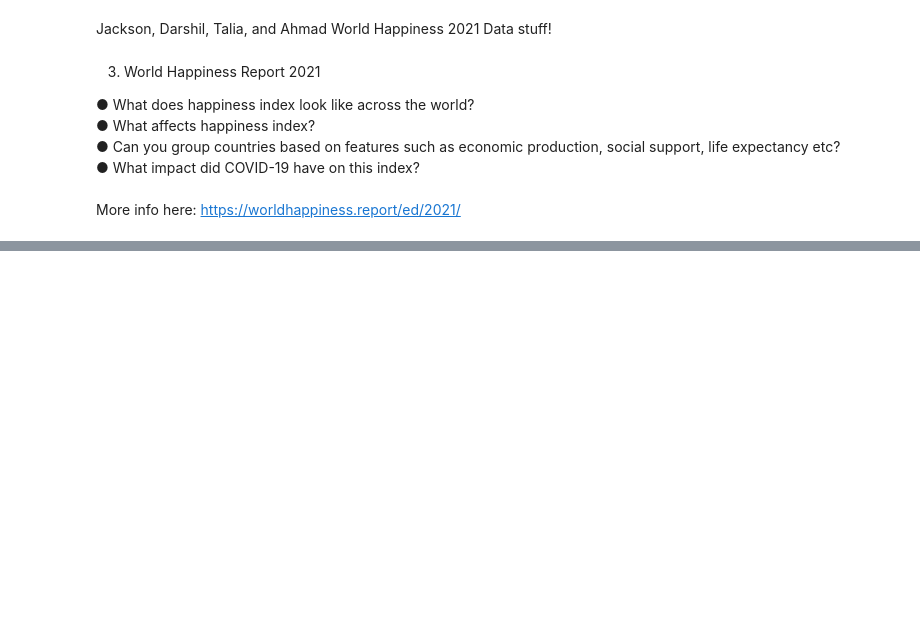
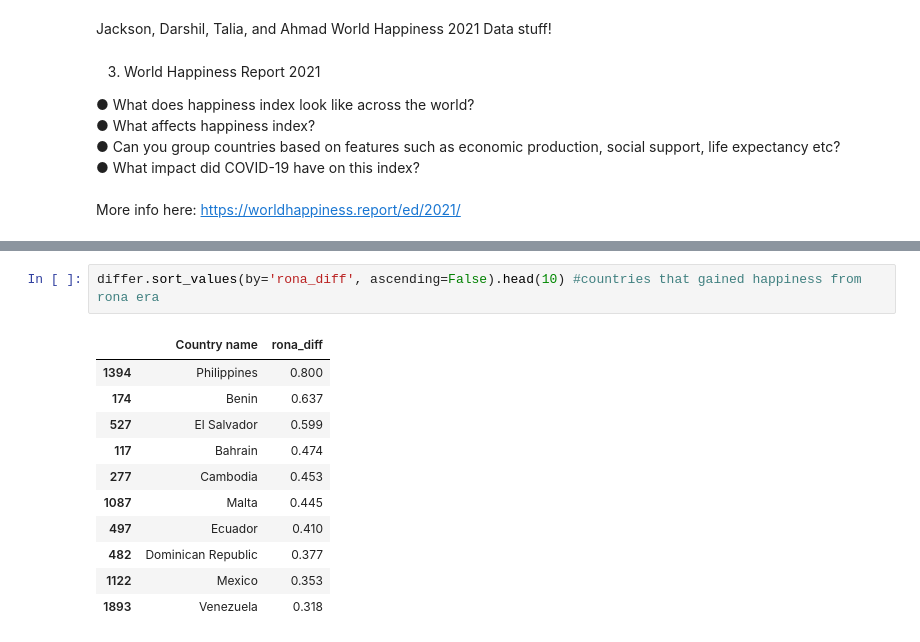
Before and after one commit to Jacksonwolf15/World-Happiness-DS, a Jupyter notebook: WHiX.ipynb, the cells around one changed output, grey strips where cells are left out. Drawn from its saved outputs; the diff is of its cells as text; blank space fills up the shorter version.

```diff
--- a/WHiX.ipynb
+++ b/WHiX.ipynb
@@ -67,0 +137,14 @@ happy_by_country = sns.catplot(
+# %%
+differ.sort_values(by='rona_diff', ascending=False).head(10) #countries that gained happiness from rona era
+# %% [output]
+|  | Country name | rona_diff |
+| 1394 | Philippines | 0.800 |
+| 174 | Benin | 0.637 |
+| 527 | El Salvador | 0.599 |
+| 117 | Bahrain | 0.474 |
+| 277 | Cambodia | 0.453 |
+| 1087 | Malta | 0.445 |
+| 497 | Ecuador | 0.410 |
+| 482 | Dominican Republic | 0.377 |
+| 1122 | Mexico | 0.353 |
+| 1893 | Venezuela | 0.318 |
```
Also changed, not shown: parts of 14 cells of this notebook, 1 other file.
